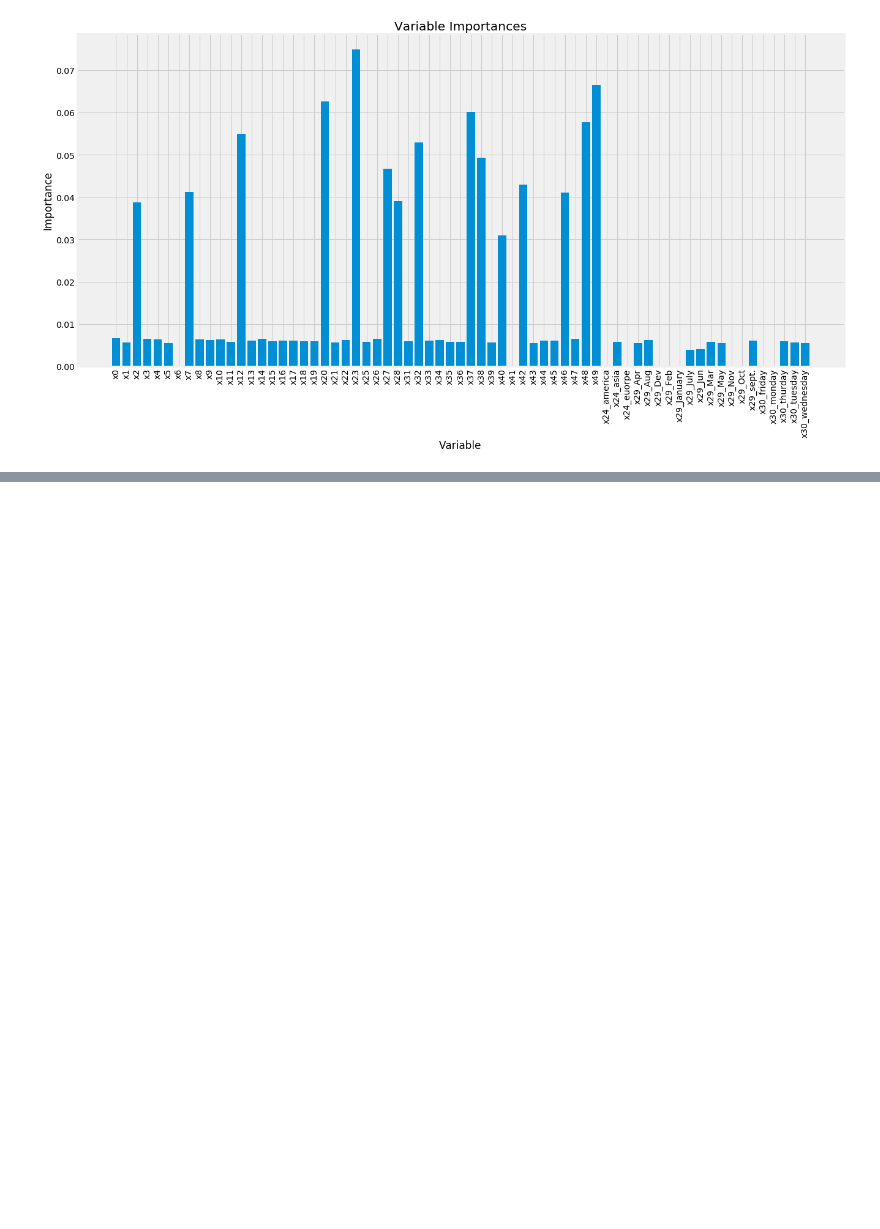
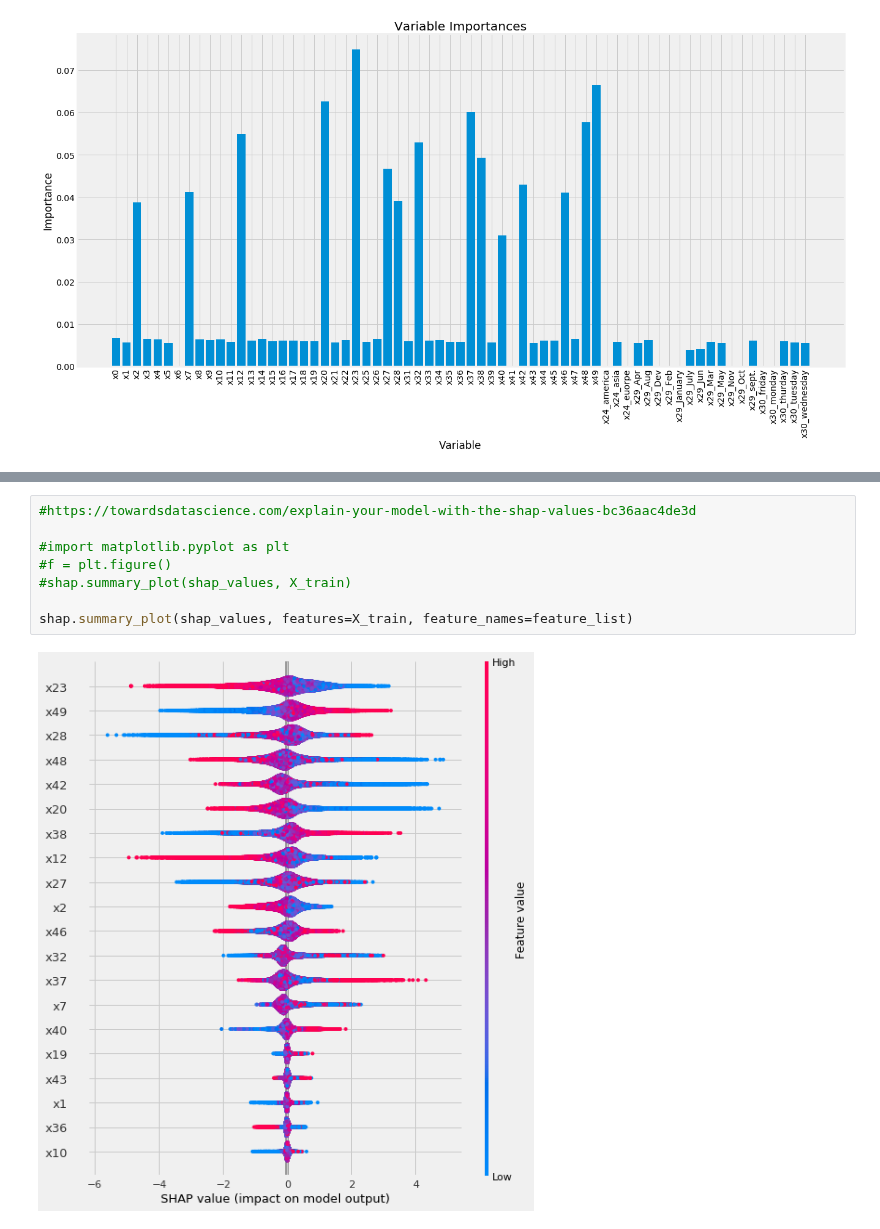
Before and after one commit to andrewmejia600/DS7333, a Jupyter notebook: CASE_STUDY_FINAL/case_study_14_code_sm.ipynb, the cells around one changed output, grey strips where cells are left out. Drawn from its saved outputs; the diff is of its cells as text; blank space fills up the shorter version.

```diff
--- a/CASE_STUDY_FINAL/case_study_14_code_sm.ipynb
+++ b/CASE_STUDY_FINAL/case_study_14_code_sm.ipynb
@@ -1276,0 +1280,10 @@ plt.ylabel('Importance'); plt.xlabel('Variable'); plt.title('Variable Importance
+# %%
+#https://towardsdatascience.com/explain-your-model-with-the-shap-values-bc36aac4de3d
+
+#import matplotlib.pyplot as plt
+#f = plt.figure()
+#shap.summary_plot(shap_values, X_train)
+
+shap.summary_plot(shap_values, features=X_train, feature_names=feature_list)
+# %% [output]
+[figure, added]
```
Also changed, not shown: parts of 23 cells of this notebook.
